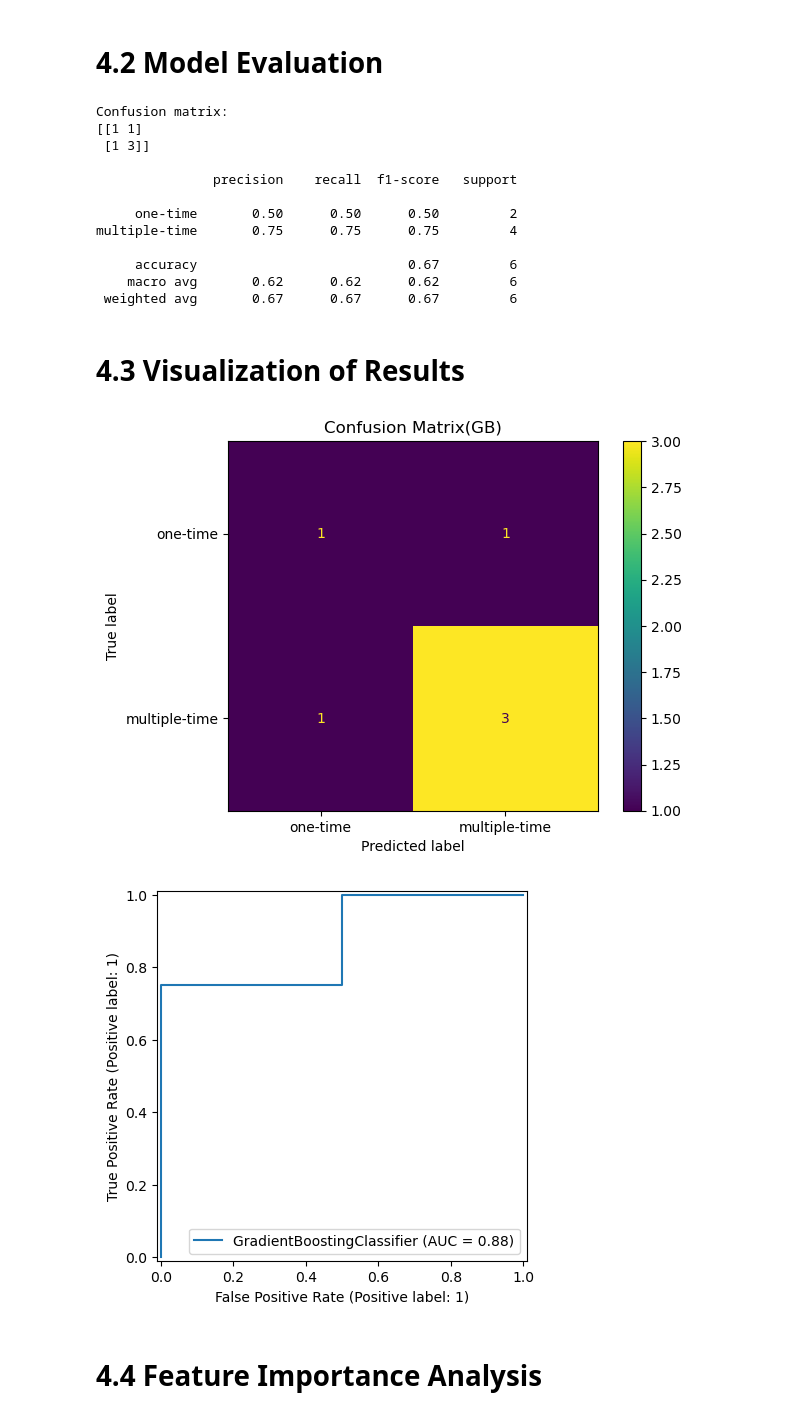
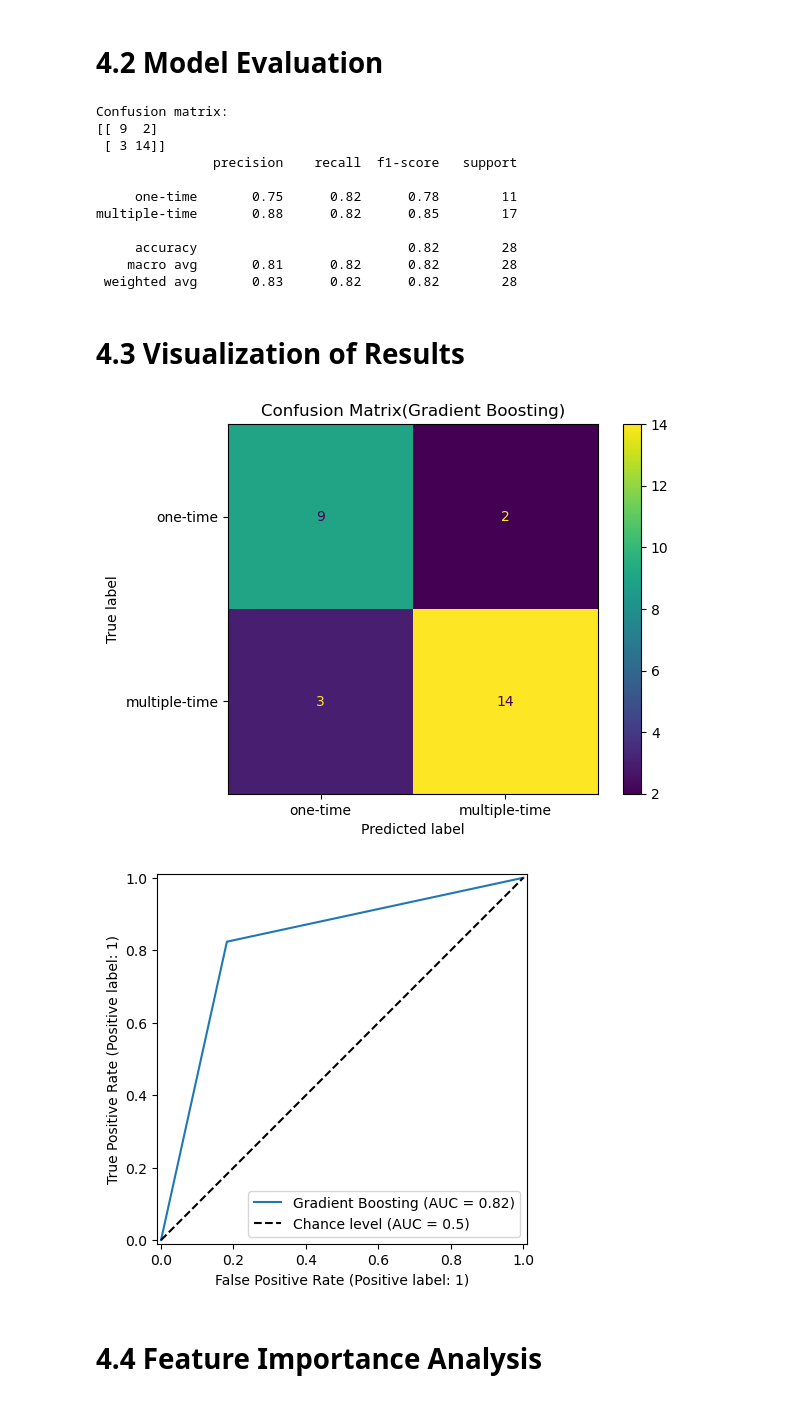
Before and after one commit to Yijun-cat/ML_DMT, a Jupyter notebook: training_model.ipynb, the cells around one changed output. Drawn from its saved outputs; the diff is of its cells as text; code cells hidden in the pictures.

```diff
--- a/training_model.ipynb
+++ b/training_model.ipynb
@@ -151,7 +99,6 @@ from sklearn.metrics import confusion_matrix, classification_report
 y_true_logreg = []
 y_pred_logreg = []
 y_proba_logreg = []
-X_test_scaled = []
 
 for train_index, test_index in loo.split( X.values ):
     X_train, X_test = X.values[train_index], X.values[test_index]
@@ -159,14 +106,10 @@ for train_index, test_index in loo.split( X.values ):
     best_logreg.fit( X_train, y_train )
     pred = best_logreg.predict( X_test )
     prob = best_logreg.predict_proba( X_test )[:, 1]
-    X_test_scaled.append( X_test[0] )
     y_true_logreg.append( y_test[0] )
     y_pred_logreg.append( pred[0] )
     y_proba_logreg.append( prob[0] )
 
-X_test_scaled = np.array( X_test_scaled )
-# y_true_logreg = np.array ( y_true_logreg )
-# y_pred_logreg = np.array( y_pred_logreg )
 confusion = confusion_matrix( y_true_logreg, y_pred_logreg )
 print( f"Confusion matrix: \n{confusion}" )
 print()
@@ -508,42 +440,55 @@ Best parameters: {'learning_rate': 0.1, 'max_depth': 3, 'min_samples_leaf': 4, '
 # %% [markdown]
 # 4.2 Model Evaluation
 # %%
-y_pred_gb = best_gb.predict( X_test_scaled )
-y_pred_proba_gb = best_gb.predict_proba( X_test_scaled )[:, 1]
-confusion = confusion_matrix( y_test, y_pred_gb )
+from sklearn.metrics import confusion_matrix, classification_report
+
+y_true_gb = []
+y_pred_gb = []
+y_proba_gb = []
+
+for train_index, test_index in loo.split( X.values ):
+    X_train, X_test = X.values[train_index], X.values[test_index]
+    y_train, y_test = y.values[train_index], y.values[test_index]
+    best_gb.fit( X_train, y_train )
+    pred = best_gb.predict( X_test )
+    prob = best_gb.predict_proba( X_test )[:, 1]
+    y_true_gb.append( y_test[0] )
+    y_pred_gb.append( pred[0] )
+    y_proba_gb.append( prob[0] )
+
+confusion = confusion_matrix( y_true_gb, y_pred_gb )
 print( f"Confusion matrix: \n{confusion}" )
-print()
-print( classification_report( y_test, y_pred_gb, target_names=['one-time', 'multiple-time'] ) )
+print( classification_report( y_true_gb, y_pred_gb, target_names = ['one-time', 'multiple-time'] ) )
 # %% [output]
 Confusion matrix:
-[[1 1]
- [1 3]]
-
+[[ 9  2]
+ [ 3 14]]
                precision    recall  f1-score   support
 
-     one-time       0.50      0.50      0.50         2
-multiple-time       0.75      0.75      0.75         4
+     one-time       0.75      0.82      0.78        11
+multiple-time       0.88      0.82      0.85        17
 
-     accuracy                           0.67         6
-    macro avg       0.62      0.62      0.62         6
- weighted avg       0.67      0.67      0.67         6
+     accuracy                           0.82        28
+    macro avg       0.81      0.82      0.82        28
+ weighted avg       0.83      0.82      0.82        28
 # %% [markdown]
 # 4.3 Visualization of Results
 # %%
 import matplotlib.pyplot as plt
 from sklearn.metrics import auc, roc_curve, RocCurveDisplay, ConfusionMatrixDisplay
 
-ConfusionMatrixDisplay.from_estimator( best_gb, X_test_scaled, y_test, display_labels=['one-time', 'multiple-time'] )
-plt.title( 'Confusion Matrix(GB)' )
+ConfusionMatrixDisplay.from_predictions(  y_true_gb, y_pred_gb, display_labels = ['one-time', 'multiple-time'] )
+plt.title( 'Confusion Matrix(Gradient Boosting)' )
 plt.show()
 
-fpr, tpr, thresholds = roc_curve( y_test, y_pred_proba_gb )
+fpr, tpr, thresholds = roc_curve( y_true_gb, y_proba_gb )
 roc_auc = auc( fpr, tpr )
-RocCurveDisplay.from_estimator( best_gb, X_test_scaled, y_test )
+
+RocCurveDisplay.from_predictions( y_true_gb, y_pred_gb, name = 'Gradient Boosting', plot_chance_level = True )
 plt.show()
 # %% [output]
-[figure, old version]
+[figure, new version]
-[figure, old version]
+[figure, new version]
 # %% [markdown]
 # 4.4 Feature Importance Analysis
 # %%
```
Also changed, not shown: parts of 19 cells of this notebook.
